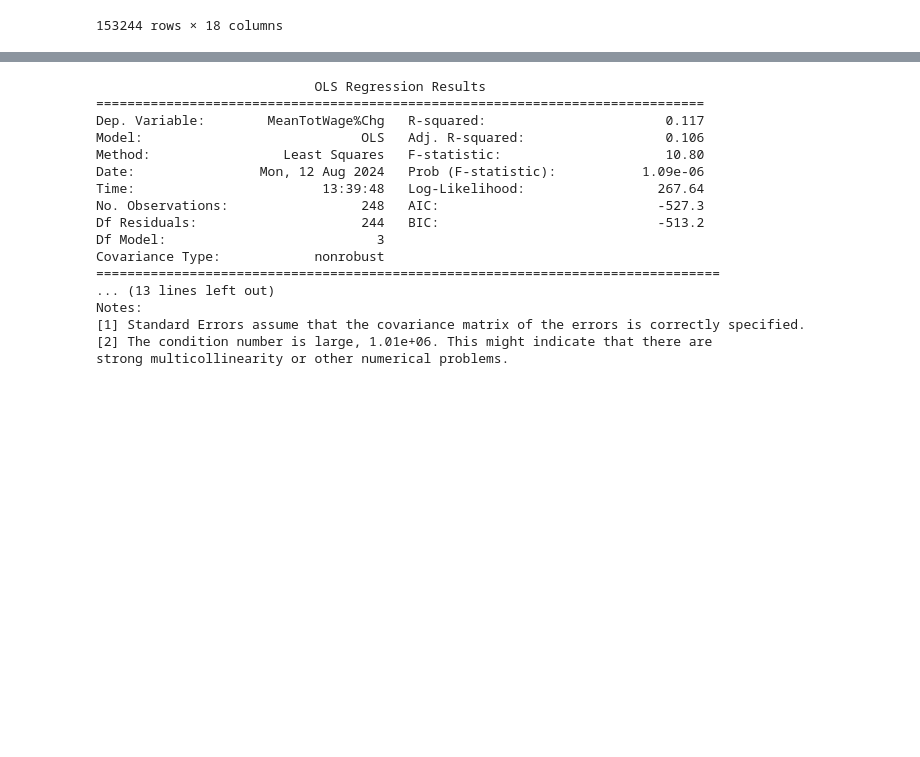
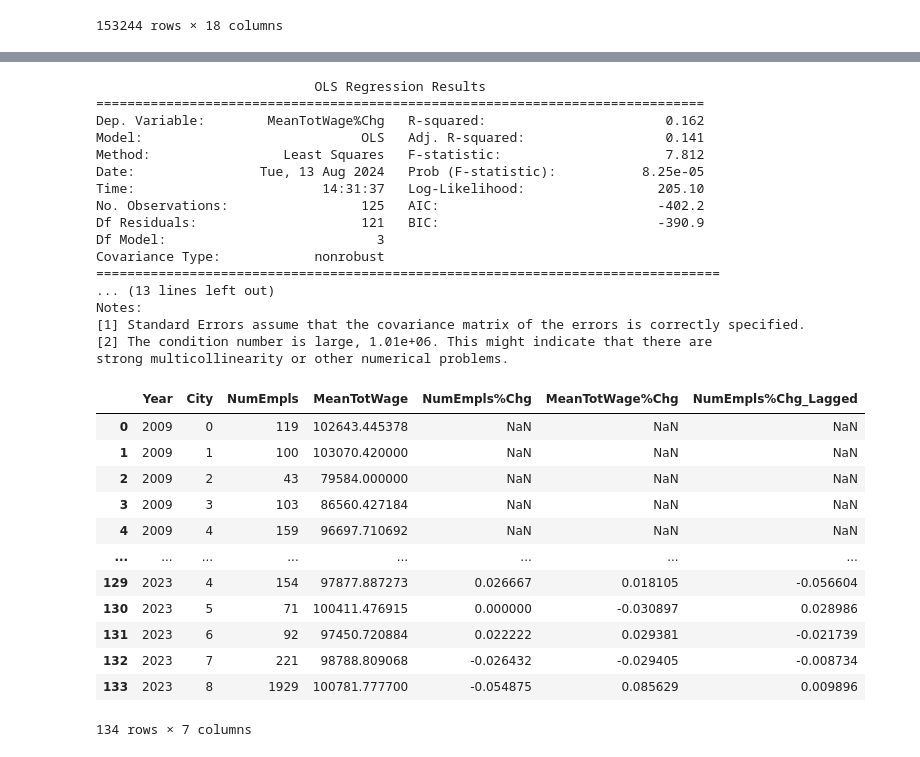
Before and after one commit to BrianLiu1319/San-Diego-County-Quid-Pro-Quo-Wage-Analysis, a Jupyter notebook: WageVsVacancies.ipynb, the cells around one changed output, grey strips where cells are left out. Cells and saved outputs as stored; diff of their text form; code cells hidden in the pictures; blank space fills up the shorter version.

```diff
--- a/WageVsVacancies.ipynb
+++ b/WageVsVacancies.ipynb
@@ -195,33 +217,60 @@ plot_wage_timeseries(grouped_filtered_df, r"C:\Users\Ericm\PycharmProjects\wageD
 # %%
+import pandas as pd
+import statsmodels.api as sm
+
+# Convert 'City' to numeric codes if necessary
 grouped_filtered_df['City'] = grouped_filtered_df['City'].astype('category').cat.codes
 grouped_filtered_df['Year'] = pd.to_numeric(grouped_filtered_df['Year'])
 
+# Create a lagged variable for NumEmpls%Chg by shifting it by 1 year within each city
+grouped_filtered_df['NumEmpls%Chg_Lagged'] = grouped_filtered_df.groupby('City')['NumEmpls%Chg'].shift(1)
+
+# Define the dependent variable
 y = pd.to_numeric(grouped_filtered_df['MeanTotWage%Chg'], errors='coerce')
+
+# Define the independent variables, including the lagged NumEmpls%Chg
 X = grouped_filtered_df[['City', 'Year', 'NumEmpls%Chg']]
 
+# Add a constant term to the independent variables
 X = sm.add_constant(X)
 
+# Drop missing values that resulted from the lagging operation
 X = X.dropna()
 y = y[X.index]
 
+# Fit the OLS regression model
 model = sm.OLS(y, X).fit()
 
+# Print the regression results
 print(model.summary())
 # %% [output]
                             OLS Regression Results
 ==============================================================================
-Dep. Variable:        MeanTotWage%Chg   R-squared:                       0.117
-Model:                            OLS   Adj. R-squared:                  0.106
-Method:                 Least Squares   F-statistic:                     10.80
-Date:                Mon, 12 Aug 2024   Prob (F-statistic):           1.09e-06
-Time:                        13:39:48   Log-Likelihood:                 267.64
-No. Observations:                 248   AIC:                            -527.3
-Df Residuals:                     244   BIC:                            -513.2
+Dep. Variable:        MeanTotWage%Chg   R-squared:                       0.162
+Model:                            OLS   Adj. R-squared:                  0.141
+Method:                 Least Squares   F-statistic:                     7.812
+Date:                Tue, 13 Aug 2024   Prob (F-statistic):           8.25e-05
+Time:                        14:31:37   Log-Likelihood:                 205.10
+No. Observations:                 125   AIC:                            -402.2
+Df Residuals:                     121   BIC:                            -390.9
 Df Model:                           3
 Covariance Type:            nonrobust
 ================================================================================
 ... (13 lines left out)
 Notes:
 [1] Standard Errors assume that the covariance matrix of the errors is correctly specified.
 [2] The condition number is large, 1.01e+06. This might indicate that there are
 strong multicollinearity or other numerical problems.
+|  | Year | City | NumEmpls | MeanTotWage | NumEmpls%Chg | MeanTotWage%Chg | NumEmpls%Chg_Lagged |
+| 0 | 2009 | 0 | 119 | 102643.445378 | NaN | NaN | NaN |
+| 1 | 2009 | 1 | 100 | 103070.420000 | NaN | NaN | NaN |
+| 2 | 2009 | 2 | 43 | 79584.000000 | NaN | NaN | NaN |
+| 3 | 2009 | 3 | 103 | 86560.427184 | NaN | NaN | NaN |
+| 4 | 2009 | 4 | 159 | 96697.710692 | NaN | NaN | NaN |
+| ... | ... | ... | ... | ... | ... | ... | ... |
+| 129 | 2023 | 4 | 154 | 97877.887273 | 0.026667 | 0.018105 | -0.056604 |
+| 130 | 2023 | 5 | 71 | 100411.476915 | 0.000000 | -0.030897 | 0.028986 |
+| 131 | 2023 | 6 | 92 | 97450.720884 | 0.022222 | 0.029381 | -0.021739 |
+| 132 | 2023 | 7 | 221 | 98788.809068 | -0.026432 | -0.029405 | -0.008734 |
+| 133 | 2023 | 8 | 1929 | 100781.777700 | -0.054875 | 0.085629 | 0.009896 |
+134 rows × 7 columns
```
Also changed, not shown: parts of 5 cells of this notebook.
